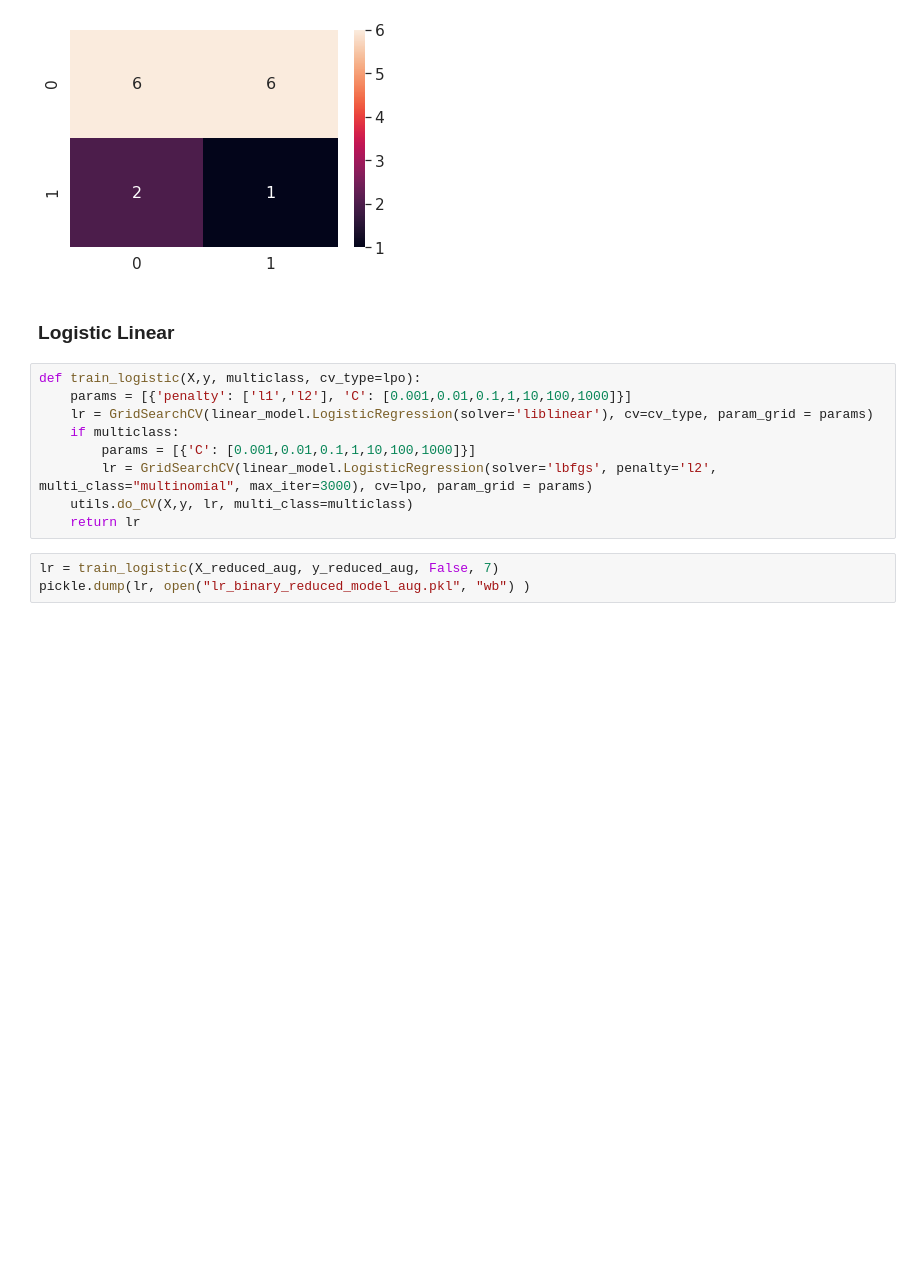
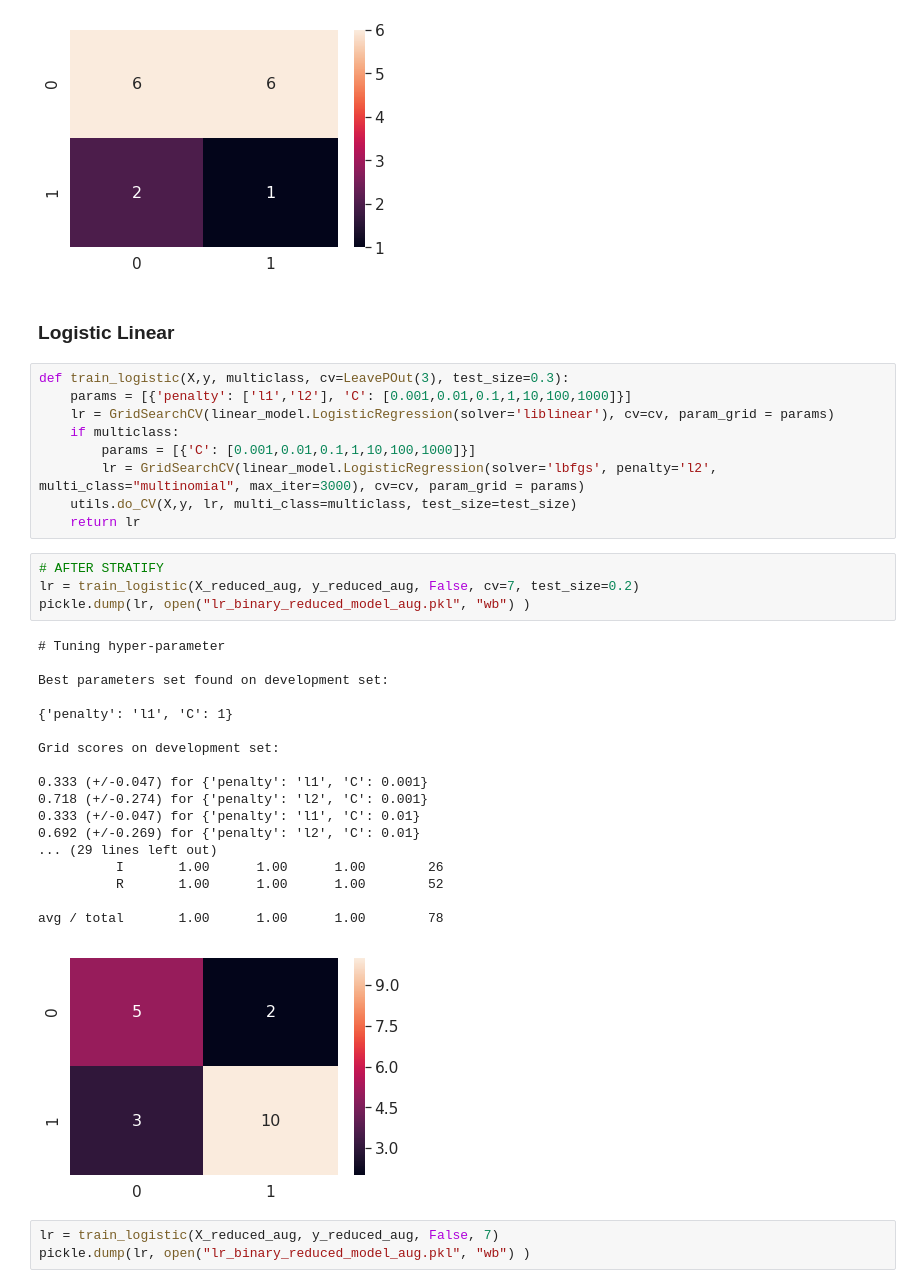
Before and after one commit to jatron/crmo-diagnosis-using-mri, a Jupyter notebook: inception/Inception CNN retraining.ipynb, the cells around one changed output. Drawn from its saved outputs; the diff is of its cells as text; blank space fills up the shorter version.

```diff
--- a/inception/Inception CNN retraining.ipynb
+++ b/inception/Inception CNN retraining.ipynb
@@ -376,14 +435,37 @@ GridSearchCV(cv=LeavePOut(p=3), error_score='raise',
 # %% [markdown]
 ### Logistic Linear
 # %%
-def train_logistic(X,y, multiclass, cv_type=lpo):
+def train_logistic(X,y, multiclass, cv=LeavePOut(3), test_size=0.3):
     params = [{'penalty': ['l1','l2'], 'C': [0.001,0.01,0.1,1,10,100,1000]}]
-    lr = GridSearchCV(linear_model.LogisticRegression(solver='liblinear'), cv=cv_type, param_grid = params)
+    lr = GridSearchCV(linear_model.LogisticRegression(solver='liblinear'), cv=cv, param_grid = params)
     if multiclass:
         params = [{'C': [0.001,0.01,0.1,1,10,100,1000]}]
-        lr = GridSearchCV(linear_model.LogisticRegression(solver='lbfgs', penalty='l2', multi_class="multinomial", max_iter=3000), cv=lpo, param_grid = params)
-    utils.do_CV(X,y, lr, multi_class=multiclass)
+        lr = GridSearchCV(linear_model.LogisticRegression(solver='lbfgs', penalty='l2', multi_class="multinomial", max_iter=3000), cv=cv, param_grid = params)
+    utils.do_CV(X,y, lr, multi_class=multiclass, test_size=test_size)
     return lr
+# %%
+# AFTER STRATIFY
+lr = train_logistic(X_reduced_aug, y_reduced_aug, False, cv=7, test_size=0.2)
+pickle.dump(lr, open("lr_binary_reduced_model_aug.pkl", "wb") )
+# %% [output]
+# Tuning hyper-parameter
+
+Best parameters set found on development set:
+
+{'penalty': 'l1', 'C': 1}
+
+Grid scores on development set:
+
+0.333 (+/-0.047) for {'penalty': 'l1', 'C': 0.001}
+0.718 (+/-0.274) for {'penalty': 'l2', 'C': 0.001}
+0.333 (+/-0.047) for {'penalty': 'l1', 'C': 0.01}
+0.692 (+/-0.269) for {'penalty': 'l2', 'C': 0.01}
+... (29 lines left out)
+          I       1.00      1.00      1.00        26
+          R       1.00      1.00      1.00        52
+
+avg / total       1.00      1.00      1.00        78
+[figure, added]
 # %%
 lr = train_logistic(X_reduced_aug, y_reduced_aug, False, 7)
 pickle.dump(lr, open("lr_binary_reduced_model_aug.pkl", "wb") )
```
Also changed, not shown: parts of 7 cells of this notebook, 2 other files.
